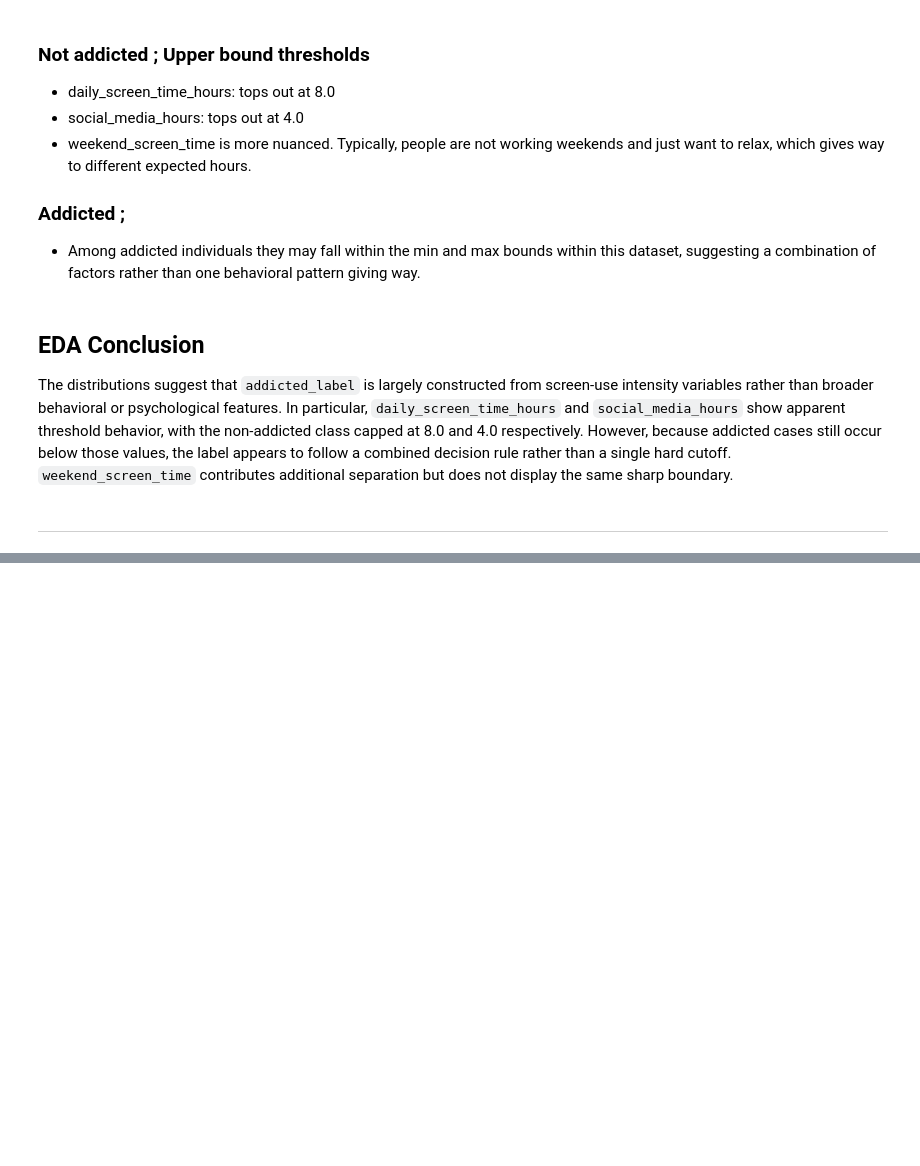
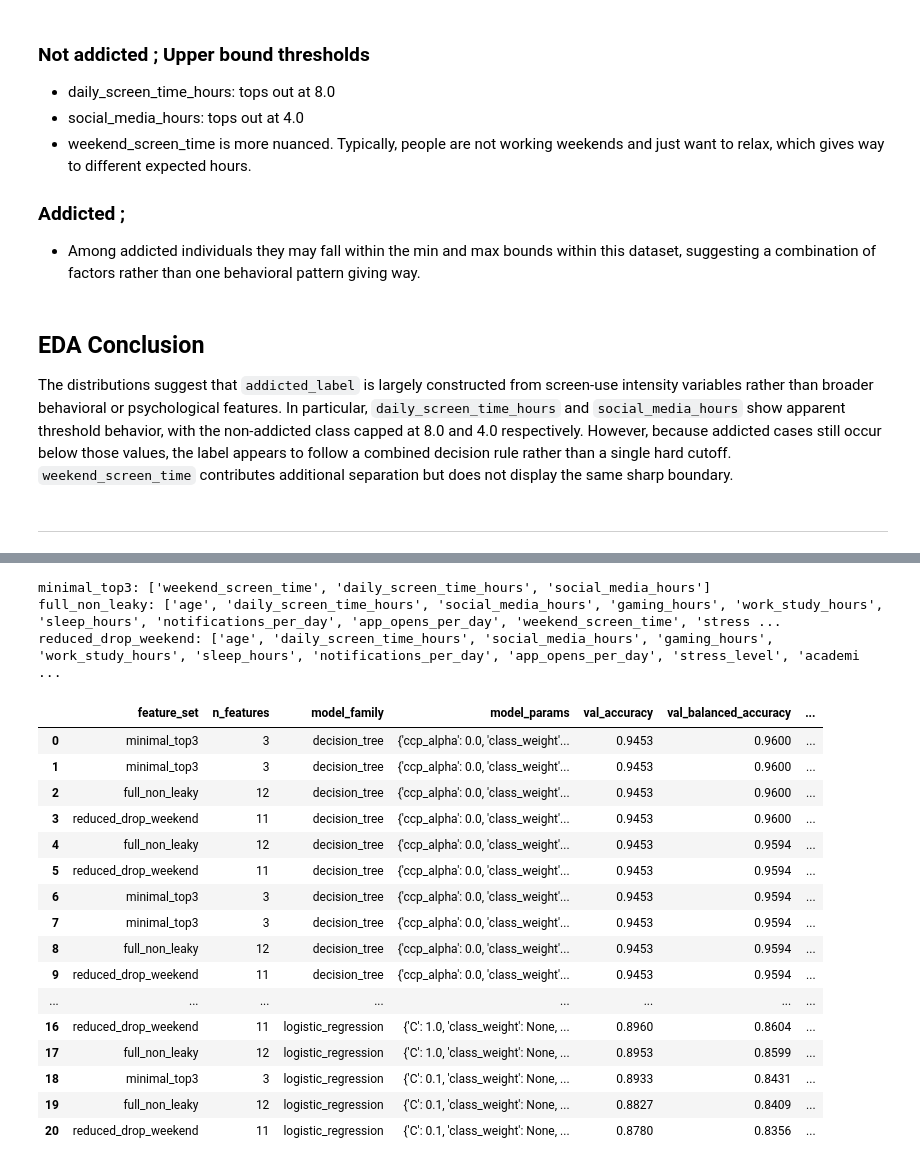
Before and after one commit to Lqvy/Social-Media-Use-Disorder-Prediction-Model, a Jupyter notebook: addiction_prediction.ipynb, the cells around one changed output, grey strips where cells are left out. Drawn from its saved outputs; the diff is of its cells as text; code cells hidden in the pictures; blank space fills up the shorter version.

```diff
--- a/addiction_prediction.ipynb
+++ b/addiction_prediction.ipynb
@@ -342,0 +410,13 @@ The distributions suggest that `addicted_label` is largely constructed from scre
+# %%
+feature_sets = {
+    "minimal_top3": top_features,
+    "full_non_leaky": feature_cols,
+    "reduced_drop_weekend": [col for col in feature_cols if col != "weekend_screen_time"]
+}
+
+for name, cols in feature_sets.items():
+    print(f"{name}: {cols}")
+# %% [output]
+minimal_top3: ['weekend_screen_time', 'daily_screen_time_hours', 'social_media_hours']
+full_non_leaky: ['age', 'daily_screen_time_hours', 'social_media_hours', 'gaming_hours', 'work_study_hours', 'sleep_hours', 'notifications_per_day', 'app_opens_per_day', 'weekend_screen_time', 'stress ...
+reduced_drop_weekend: ['age', 'daily_screen_time_hours', 'social_media_hours', 'gaming_hours', 'work_study_hours', 'sleep_hours', 'notifications_per_day', 'app_opens_per_day', 'stress_level', 'academi ...
@@ -342,0 +492,64 @@ The distributions suggest that `addicted_label` is largely constructed from scre
+# %%
+candidates = []
+results = []
+
+for feature_set_name, cols in feature_sets.items():
+    preprocessor = make_preprocessor(cols)
+
+    for spec in candidate_specs:
+        pipe = Pipeline([
+            ("pre", preprocessor),
+            ("model", clone(spec["model"]))
+        ])
+
+        pipe.fit(X_train[cols], y_train)
+
+        val_scores = score_classifier(pipe, X_val[cols], y_val)
+
+        candidate_record = {
+            "feature_set_name": feature_set_name,
+            "feature_list": cols,
+            "model_family": spec["model_family"],
+            "model_object": spec["model"],
+            "pipeline": pipe,
+            "val_balanced_accuracy": val_scores["balanced_accuracy"]
+        }
+        candidates.append(candidate_record)
+
+        results.append({
+            "feature_set": feature_set_name,
+            "n_features": len(cols),
+            "model_family": spec["model_family"],
+            "model_params": spec["model"].get_params(),
+            "val_accuracy": round(val_scores["accuracy"], 4),
+            "val_balanced_accuracy": round(val_scores["balanced_accuracy"], 4),
+            "val_precision": round(val_scores["precision"], 4),
+            "val_recall": round(val_scores["recall"], 4),
+            "val_f1": round(val_scores["f1"], 4),
+            "val_roc_auc": round(val_scores["roc_auc"], 4)
+        })
+
+results_df = pd.DataFrame(results).sort_values(
+    by=["val_balanced_accuracy", "val_f1", "val_roc_auc"],
+    ascending=False
+).reset_index(drop=True)
+
+display(results_df)
+# %% [output]
+|  | feature_set | n_features | model_family | model_params | val_accuracy | val_balanced_accuracy | ... |
+| 0 | minimal_top3 | 3 | decision_tree | {'ccp_alpha': 0.0, 'class_weight'... | 0.9453 | 0.9600 | ... |
+| 1 | minimal_top3 | 3 | decision_tree | {'ccp_alpha': 0.0, 'class_weight'... | 0.9453 | 0.9600 | ... |
+| 2 | full_non_leaky | 12 | decision_tree | {'ccp_alpha': 0.0, 'class_weight'... | 0.9453 | 0.9600 | ... |
+| 3 | reduced_drop_weekend | 11 | decision_tree | {'ccp_alpha': 0.0, 'class_weight'... | 0.9453 | 0.9600 | ... |
+| 4 | full_non_leaky | 12 | decision_tree | {'ccp_alpha': 0.0, 'class_weight'... | 0.9453 | 0.9594 | ... |
+| 5 | reduced_drop_weekend | 11 | decision_tree | {'ccp_alpha': 0.0, 'class_weight'... | 0.9453 | 0.9594 | ... |
+| 6 | minimal_top3 | 3 | decision_tree | {'ccp_alpha': 0.0, 'class_weight'... | 0.9453 | 0.9594 | ... |
+| 7 | minimal_top3 | 3 | decision_tree | {'ccp_alpha': 0.0, 'class_weight'... | 0.9453 | 0.9594 | ... |
+| 8 | full_non_leaky | 12 | decision_tree | {'ccp_alpha': 0.0, 'class_weight'... | 0.9453 | 0.9594 | ... |
+| 9 | reduced_drop_weekend | 11 | decision_tree | {'ccp_alpha': 0.0, 'class_weight'... | 0.9453 | 0.9594 | ... |
+| ... | ... | ... | ... | ... | ... | ... | ... |
+| 16 | reduced_drop_weekend | 11 | logistic_regression | {'C': 1.0, 'class_weight': None, ... | 0.8960 | 0.8604 | ... |
+| 17 | full_non_leaky | 12 | logistic_regression | {'C': 1.0, 'class_weight': None, ... | 0.8953 | 0.8599 | ... |
+| 18 | minimal_top3 | 3 | logistic_regression | {'C': 0.1, 'class_weight': None, ... | 0.8933 | 0.8431 | ... |
+| 19 | full_non_leaky | 12 | logistic_regression | {'C': 0.1, 'class_weight': None, ... | 0.8827 | 0.8409 | ... |
+| 20 | reduced_drop_weekend | 11 | logistic_regression | {'C': 0.1, 'class_weight': None, ... | 0.8780 | 0.8356 | ... |
```
Also changed, not shown: parts of 9 cells of this notebook.
